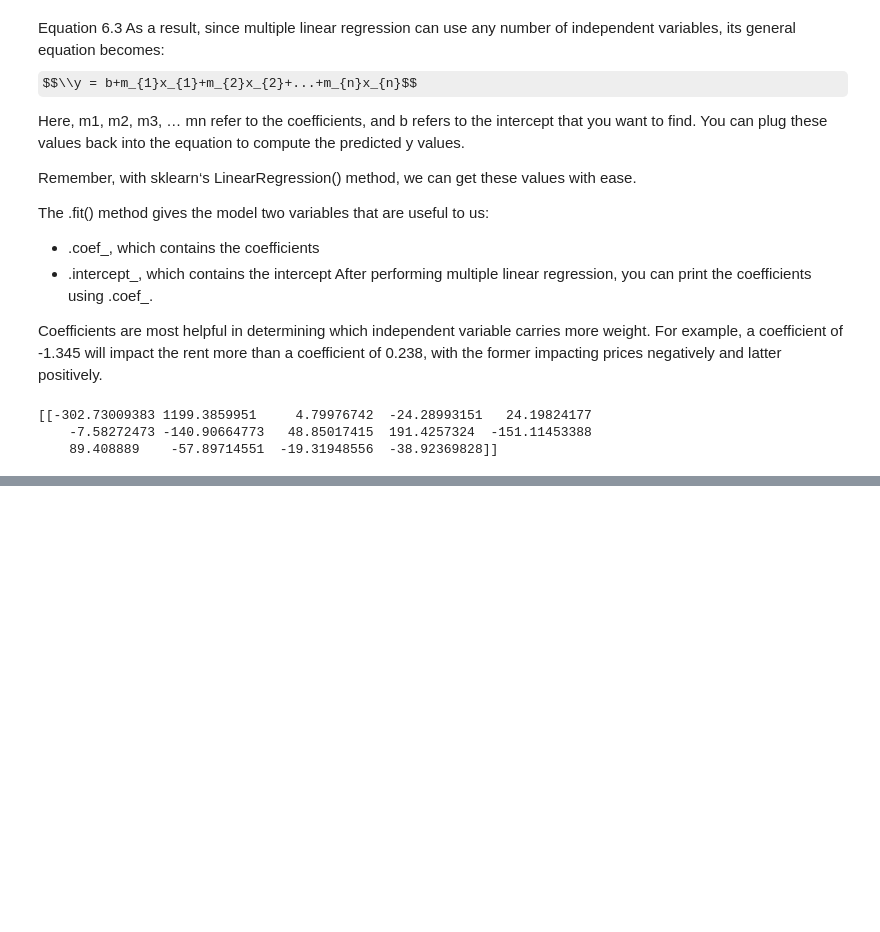
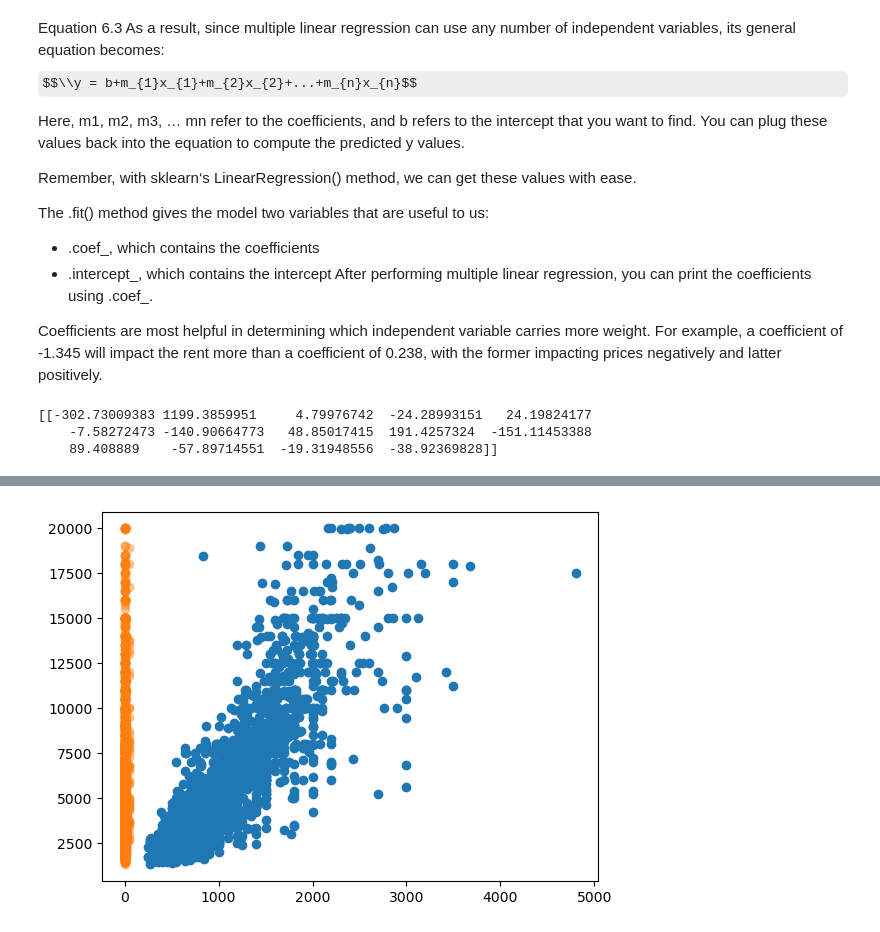
Before and after one commit to 1am8anana/Practices, a Jupyter notebook: [EXP_SupervisedLearning]/MultipleLinearRegression.ipynb, the cells around one changed output, grey strips where cells are left out. Cells and saved outputs as stored; diff of their text form; code cells hidden in the pictures; some formulas as TeX source; blank space fills up the shorter version.

Commit message:
code modify: Correlations, Interpreting graphs

```diff
--- a/[EXP_SupervisedLearning]/MultipleLinearRegression.ipynb
+++ b/[EXP_SupervisedLearning]/MultipleLinearRegression.ipynb
@@ -220,0 +253,12 @@ print(mlr.coef_)
+# %%
+# create scatter plot size and rent
+# Is there a strong correlation?
+plt.scatter(df['size_sqft'], df['rent'])
+
+# create scatter plot min_to_subway and rent
+# Is there a strong correlation?
+plt.scatter(df['min_to_subway'], df['rent'], alpha = 0.4)
+# plot the graph
+plt.show()
+# %% [output]
+[figure, added]
```
Also changed, not shown: parts of 2 cells of this notebook.
